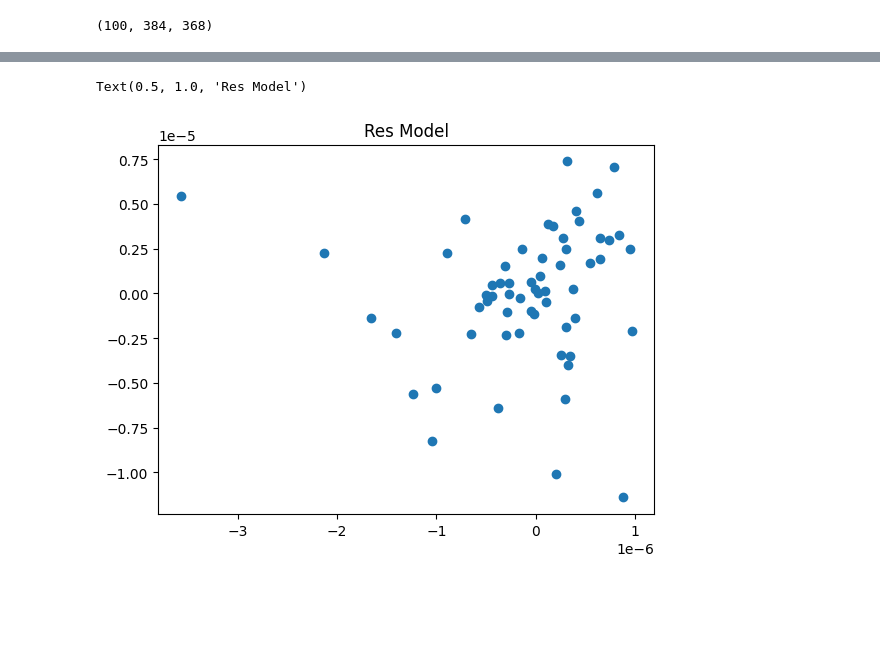
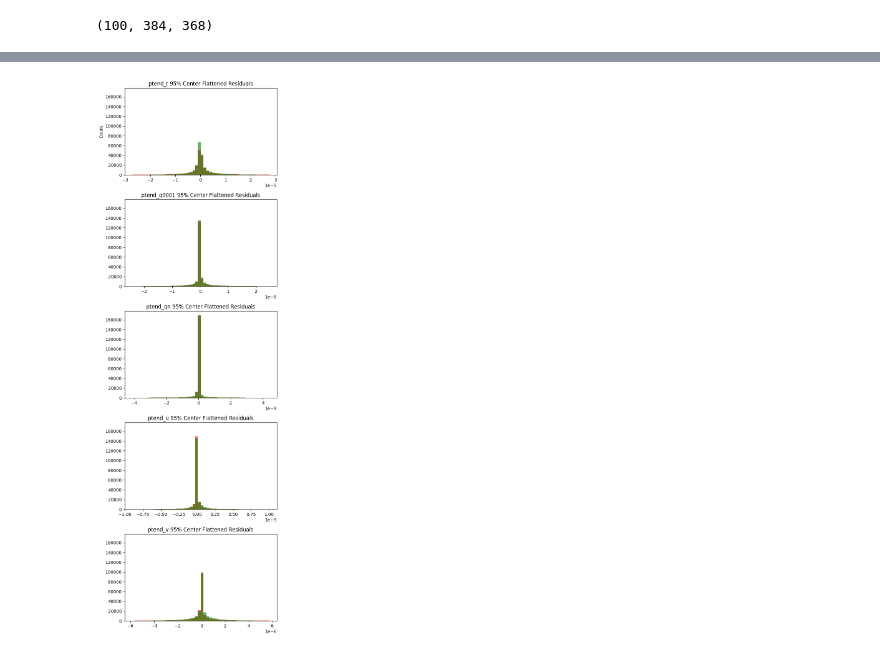
Before and after one commit to katherinefrields/climsim-kaggle-edition, a Jupyter notebook: evaluation/offline/joint_inference.ipynb, the cells around one changed output, grey strips where cells are left out. Drawn from its saved outputs; the diff is of its cells as text; code cells hidden in the pictures; blank space fills up the shorter version.

```diff
--- a/evaluation/offline/joint_inference.ipynb
+++ b/evaluation/offline/joint_inference.ipynb
@@ -680,13 +677,50 @@ Text(0.5, 1.0, 'Joint Model')
-# %%
-target = actual_target[:1, :1, 0:60] - det_preds[:1, :1 , 0:60]
-preds = joint_preds[:1, :1 , 0:60] - det_preds[:1, :1 , 0:60]
-
-new_shape = (np.prod(target.shape[:-1]), target.shape[-1])
-target_flattened = target.reshape(new_shape)
-preds_flattened = preds.reshape(new_shape)
-
-plt.scatter(target_flattened, preds_flattened)
-plt.title('Res Model')
-# %% [output]
-Text(0.5, 1.0, 'Res Model')
-[figure, removed]
+# %%
+import numpy as np
+import matplotlib.pyplot as plt
+
+num_samples = 10
+# interval boundaries
+intervals = [
+    (0, 60),
+    (60, 120),
+    (120, 180),
+    (180, 240),
+    (240, 300)
+]
+
+fig, axes = plt.subplots(5, 1, figsize=(6, 18), sharey=True)
+titles = ['ptend_t','ptend_q0001',
+                           'ptend_qn',
+                           'ptend_u',
+                           'ptend_v']
+for i, (start, end) in enumerate(intervals):
+
+    # ---- Extract the interval ----
+    target_block = actual_target[:num_samples, :, start:end] - det_preds[:num_samples, :, start:end]
+    preds_block  = joint_preds[:num_samples, :, start:end]  - det_preds[:num_samples, :, start:end]
+    # Flatten
+    t_flat = target_block.flatten()
+    p_flat = preds_block.flatten()
+
+    # ---- Compute shared 95% central range ----
+    combined = np.concatenate([t_flat, p_flat])
+    low  = np.percentile(combined, 2.5)
+    high = np.percentile(combined, 97.5)
+
+    # ---- Create bins ----
+    num_bins = 50
+    bin_edges = np.linspace(low, high, num_bins + 1)
+
+    # ---- Plot ----
+    ax = axes[i]
+    ax.hist(t_flat, bins=bin_edges, alpha=0.6, color='red', label="target")
+    ax.hist(p_flat, bins=bin_edges, alpha=0.6, color='green', label="preds")
+
+    ax.set_title(f"{titles[i]} 95% Center Flattened Residuals")
+    if i == 0:
+        ax.set_ylabel("Count")
+
+plt.tight_layout()
+plt.show()
+# %% [output]
+[figure, added]
```
Also changed, not shown: parts of 13 cells of this notebook.
